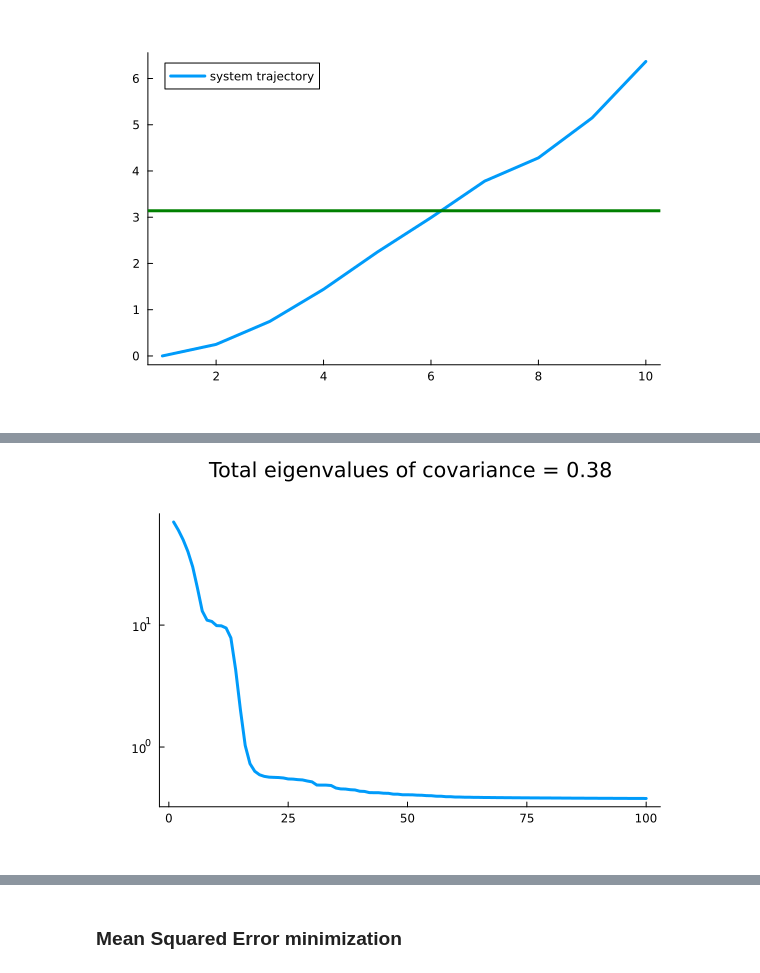
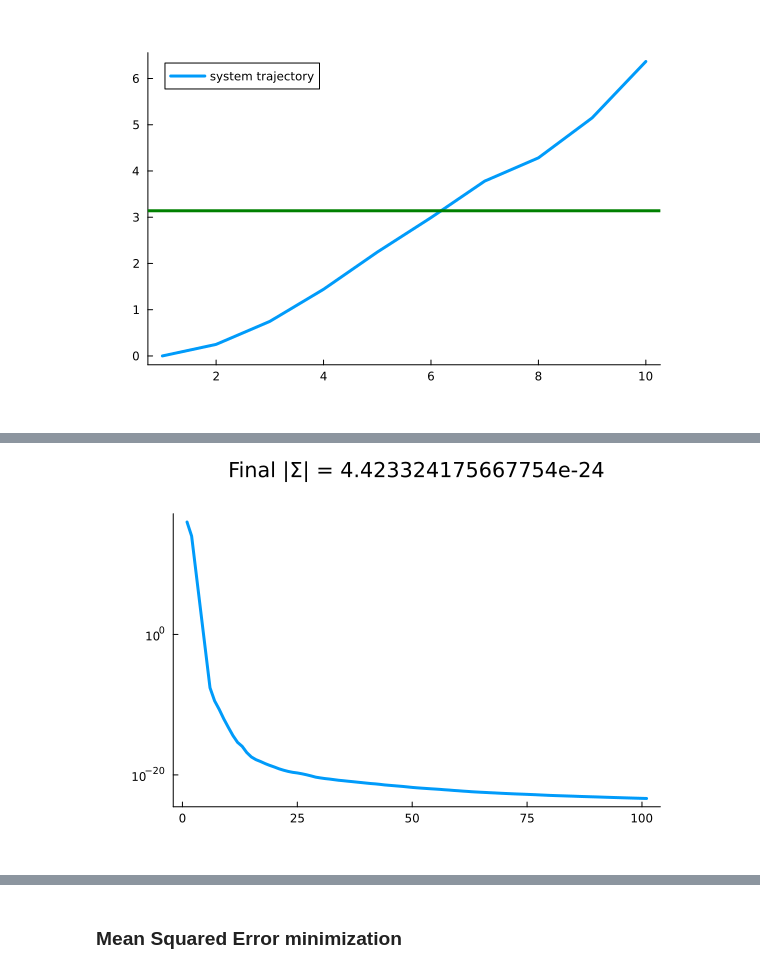
Before and after one commit to wmkouw/narx-efe, a Jupyter notebook: notebooks/NARX-EFE spendulum.ipynb, the cells around one changed output, grey strips where cells are left out. Cells and saved outputs as stored; diff of their text form; code cells hidden in the pictures.

```diff
--- a/notebooks/NARX-EFE spendulum.ipynb
+++ b/notebooks/NARX-EFE spendulum.ipynb
@@ -351,39 +296,38 @@ pendulum = SPendulum(init_state = init_state,
                      Δt=Δt)
 
 # Start agent
-agent = NARXAgent(pθ0, pτ0,
+agent = NARXAgent(μ0, Λ0, α0, β0,
+                  goal_prior=goal,
                   delay_inp=Lu,
                   delay_out=Ly,
                   pol_degree=H,
-                  thorizon=T,
-                  control_prior=λ,
-                  num_iters=num_iters)
+                  time_horizon=T)
 
 # Preallocate
 y_EFE = zeros(N)
 z_EFE = zeros(2,N)
 u_EFE = zeros(N+T)
-pτ_EFE = [pτ0]
-pθ_EFE = [pθ0]
+μ_EFE = [μ0]
+Λ_EFE = [Λ0]
+α_EFE = [α0]
+β_EFE = [β0]
+F_EFE = zeros(N)
 pred_m = zeros(N,T)
 pred_v = zeros(N,T)
-F_EFE = zeros(num_iters, N)
-goals = [NormalMeanVariance(3.14, Inf) for t in 1:T]
-gvars = 10 .^range(3, stop=-3, length=N)
+goals = [NormalMeanVariance(3.14, 1.0) for t in 1:T]
+gvars = 10 .^range(0, stop=-2, length=N)
 # gvars = [1e3 for k in 1:N]
 
 @showprogress for k in 1:N
 
-    # Act upon environment
-    step!(pendulum, u_EFE[k])
-    z_EFE[:,k] = pendulum.state
+    # Update parameter beliefs
     y_EFE[k] = pendulum.sensor
-
-    # Update parameter beliefs
     NARXAgents.update!(agent, y_EFE[k], u_EFE[k])
-    F_EFE[:,k] = agent.free_energy
-    push!(pθ_EFE, agent.qθ)
-    push!(pτ_EFE, agent.qτ)
+    F_EFE[k] = agent.free_energy
+    push!(μ_EFE, agent.μ )
+    push!(Λ_EFE, agent.Λ )
+    push!(α_EFE, agent.α )
+    push!(β_EFE, agent.β )
 
     # Move goal closer
     goal_k = NormalMeanVariance(3.14, gvars[k])
@@ -397,5 +341,9 @@ gvars = 10 .^range(3, stop=-3, length=N)
     # Store future predictions
     pred_m[k,:], pred_v[k,:] = predictions(agent, policy, time_horizon=T)
 
+    # Act upon environment
+    step!(pendulum, u_EFE[k+1])
+    z_EFE[:,k] = pendulum.state
+
 end
 # %%
@@ -417,6 +365,6 @@ savefig("figures/NARX-EFE-1Pendulum-trial.png")
 # %%
-final_dSθ_EFE = round(sum(eigen(cov(pθ_EFE[end])).values), digits=2)
-tSθ = [sum(eigen(cov(pθ_EFE[k])).values) for k in 1:N]
-plot(tSθ, title="Total eigenvalues of covariance = $final_dSθ_EFE", yscale=:log10)
+dSθ_EFE = det.(inv.(Λ_EFE))
+final_dSθ_EFE = dSθ_EFE[end]
+plot(dSθ_EFE, title="Final |Σ| = $final_dSθ_EFE", yscale=:log10)
 # %% [output]
-[figure, old version]
+[figure, new version]
```
Also changed, not shown: parts of 28 cells of this notebook, 5 other files.
